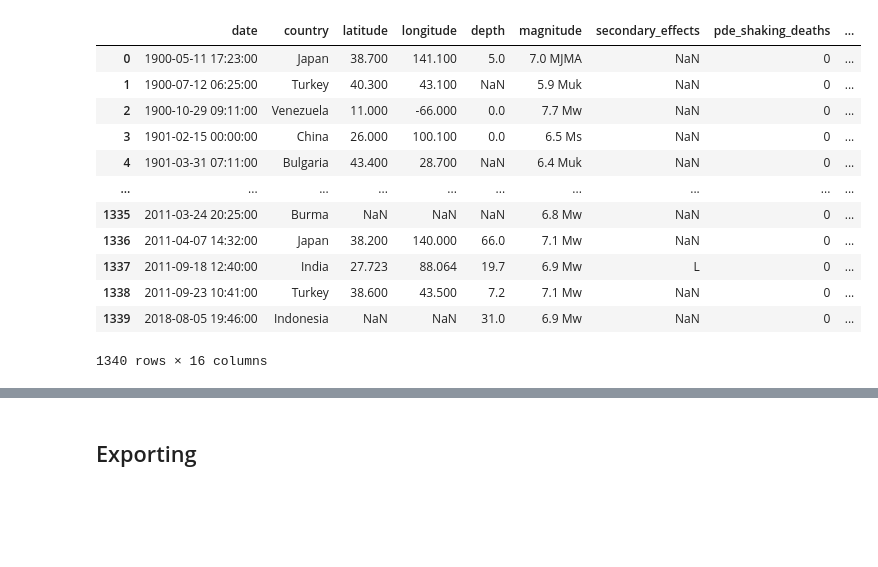
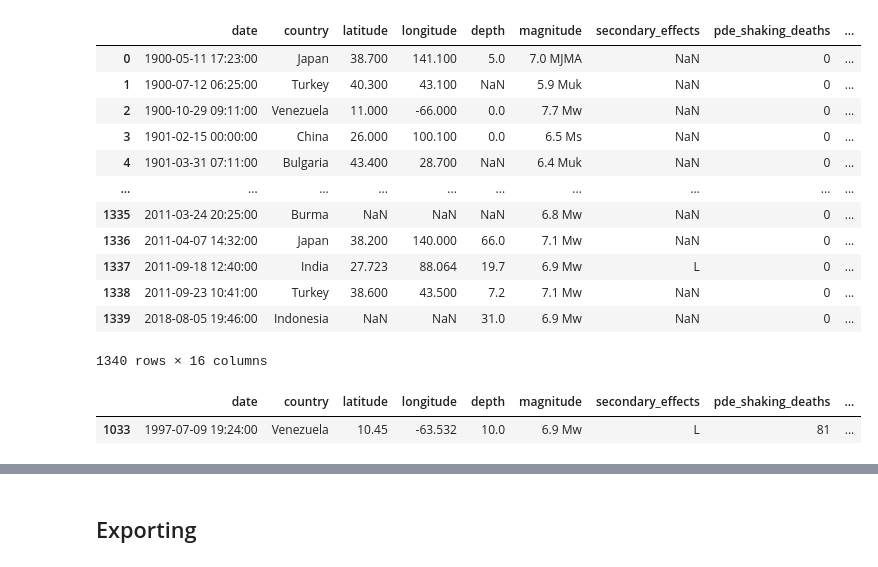
Before and after one commit to nss-data-science-cohort-4/dq3-earthquakes-amdquake, a Jupyter notebook: notebook/cleanup-the-date-and-country-column.ipynb, the cells around one changed output, grey strips where cells are left out. Drawn from its saved outputs; the diff is of its cells as text; code cells hidden in the pictures; blank space fills up the shorter version.

```diff
--- a/notebook/cleanup-the-date-and-country-column.ipynb
+++ b/notebook/cleanup-the-date-and-country-column.ipynb
@@ -120,3 +128,8 @@ world_earthquakes
 | 1338 | 2011-09-23 10:41:00 | Turkey | 38.600 | 43.500 | 7.2 | 7.1 Mw | NaN | 0 | ... |
 | 1339 | 2018-08-05 19:46:00 | Indonesia | NaN | NaN | 31.0 | 6.9 Mw | NaN | 0 | ... |
 1340 rows × 16 columns
+# %%
+world_earthquakes.loc[[1033]]
+# %% [output]
+|  | date | country | latitude | longitude | depth | magnitude | secondary_effects | pde_shaking_deaths | ... |
+| 1033 | 1997-07-09 19:24:00 | Venezuela | 10.45 | -63.532 | 10.0 | 6.9 Mw | L | 81 | ... |
```
Also changed, not shown: parts of 5 cells of this notebook.
